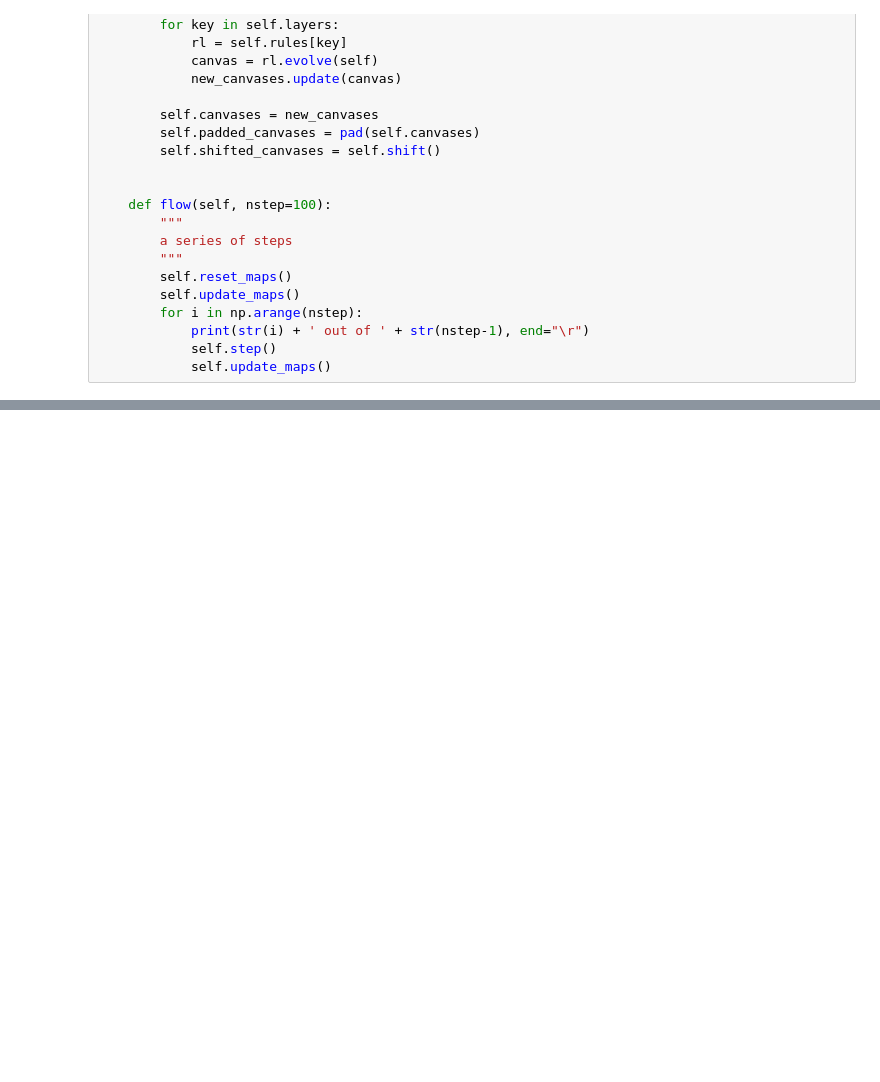
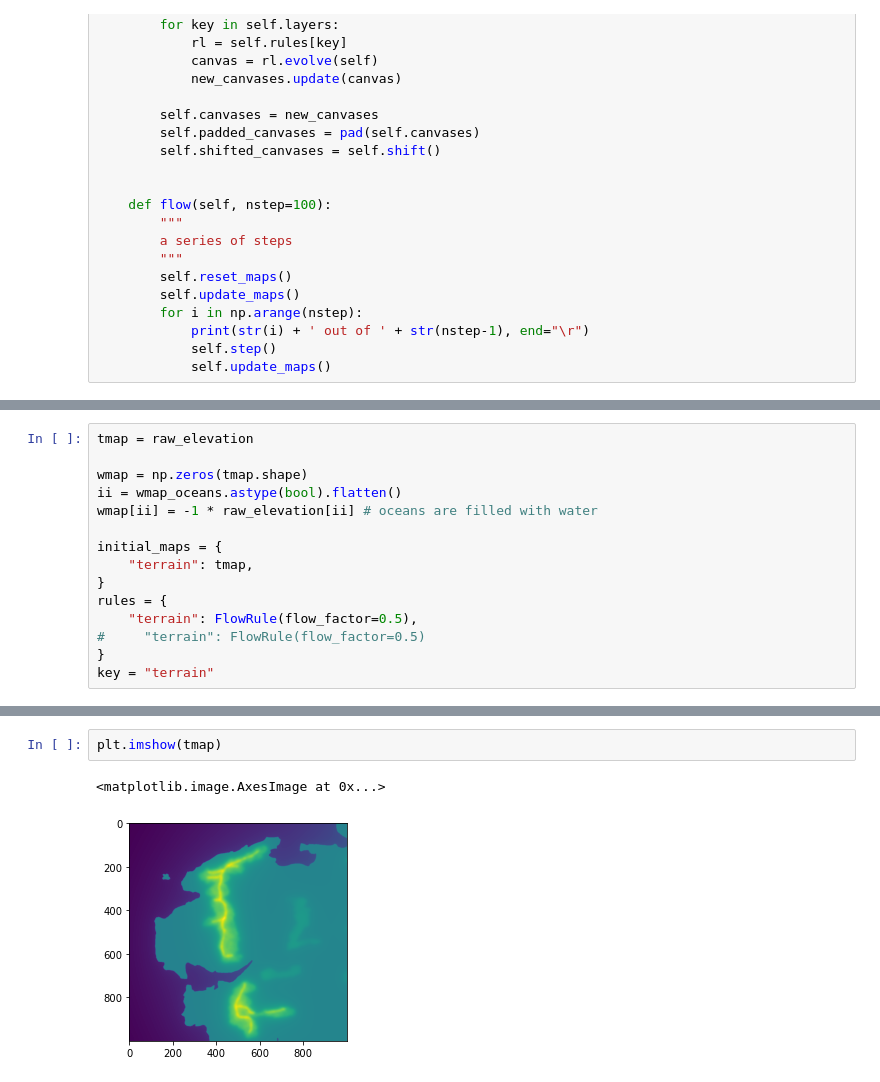
Before and after one commit to vargatn/popdyn_alpha, a Jupyter notebook: notebooks/v2/NewCellWalker_04.ipynb, the cells around one changed output, grey strips where cells are left out. Saved outputs shown, nothing was run; the diff lists cells and outputs as text; blank space fills up the shorter version.

```diff
--- a/notebooks/v2/NewCellWalker_04.ipynb
+++ b/notebooks/v2/NewCellWalker_04.ipynb
@@ -133,0 +261,15 @@ class CellSpace(object):
+# %%
+tmap = raw_elevation
+
+wmap = np.zeros(tmap.shape)
+ii = wmap_oceans.astype(bool).flatten()
+wmap[ii] = -1 * raw_elevation[ii] # oceans are filled with water
+
+initial_maps = {
+    "terrain": tmap,
+}
+rules = {
+    "terrain": FlowRule(flow_factor=0.5),
+#     "terrain": FlowRule(flow_factor=0.5)
+}
+key = "terrain"
@@ -133,0 +290,5 @@ class CellSpace(object):
+# %%
+plt.imshow(tmap)
+# %% [output]
+<matplotlib.image.AxesImage at 0x...>
+[figure, added]
```
Also changed, not shown: parts of 5 cells of this notebook, 1 other file.
